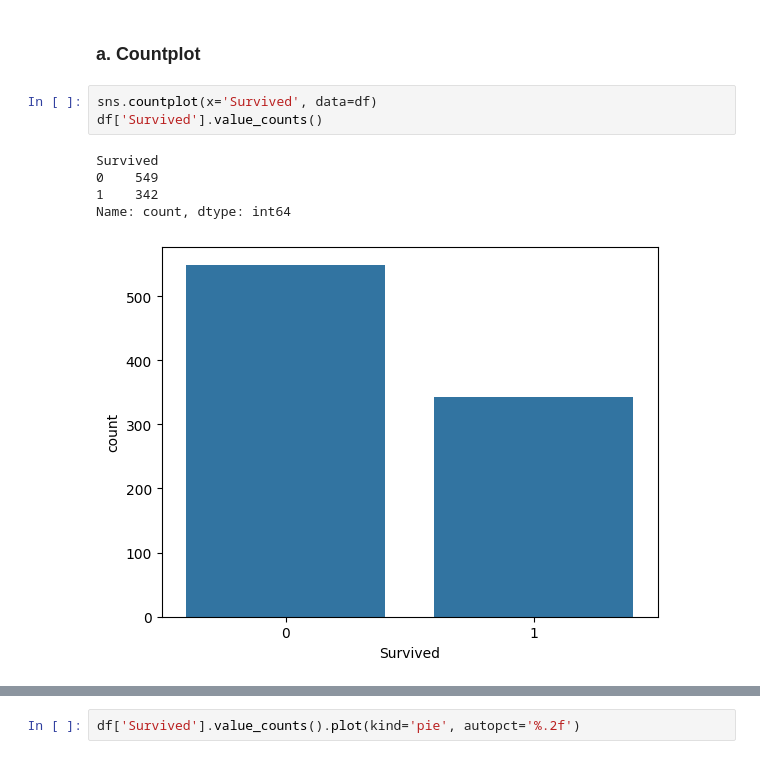
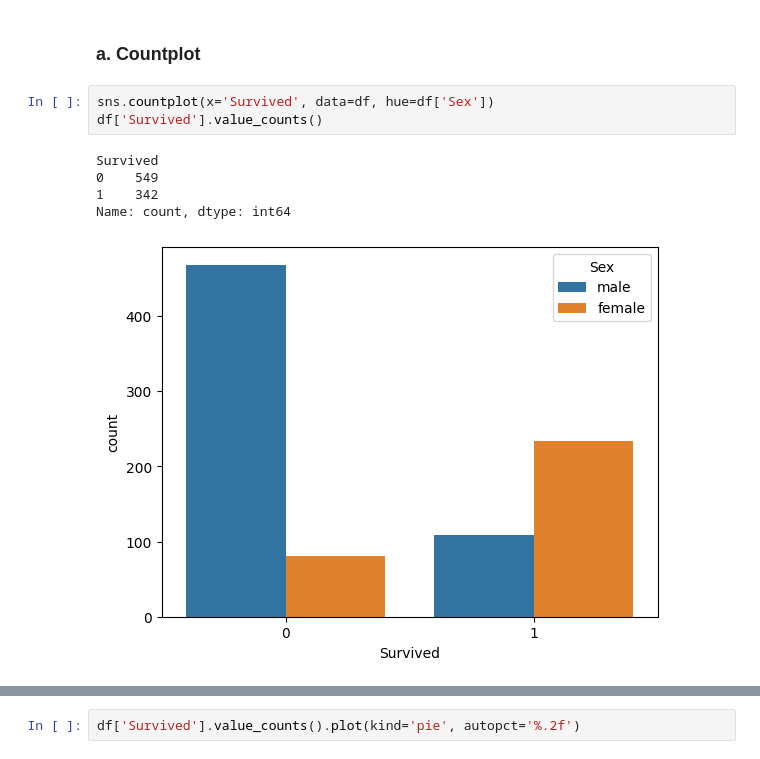
Before and after one commit to imabhishekc/100-days-of-ML, a Jupyter notebook: 8_Exploratory_Data_Analysis/EDA_using_Univariate_Analysis.ipynb, the cells around one changed output, grey strips where cells are left out. Drawn from its saved outputs; the diff is of its cells as text.

```diff
--- a/8_Exploratory_Data_Analysis/EDA_using_Univariate_Analysis.ipynb
+++ b/8_Exploratory_Data_Analysis/EDA_using_Univariate_Analysis.ipynb
@@ -42,14 +42,14 @@ The Titanic dataset contains detailed information about passengers aboard the Ti
 # %% [markdown]
 ### a. Countplot
 # %%
-sns.countplot(x='Survived', data=df)
+sns.countplot(x='Survived', data=df, hue=df['Sex'])
 df['Survived'].value_counts()
 # %% [output]
 Survived
 0    549
 1    342
 Name: count, dtype: int64
-[figure, old version]
+[figure, new version]
 # %%
 # Alternative way to show bar graph
 df['Survived'].value_counts().plot(kind='bar')
```
Also changed, not shown: parts of 1 cell of this notebook, 12 other files.
